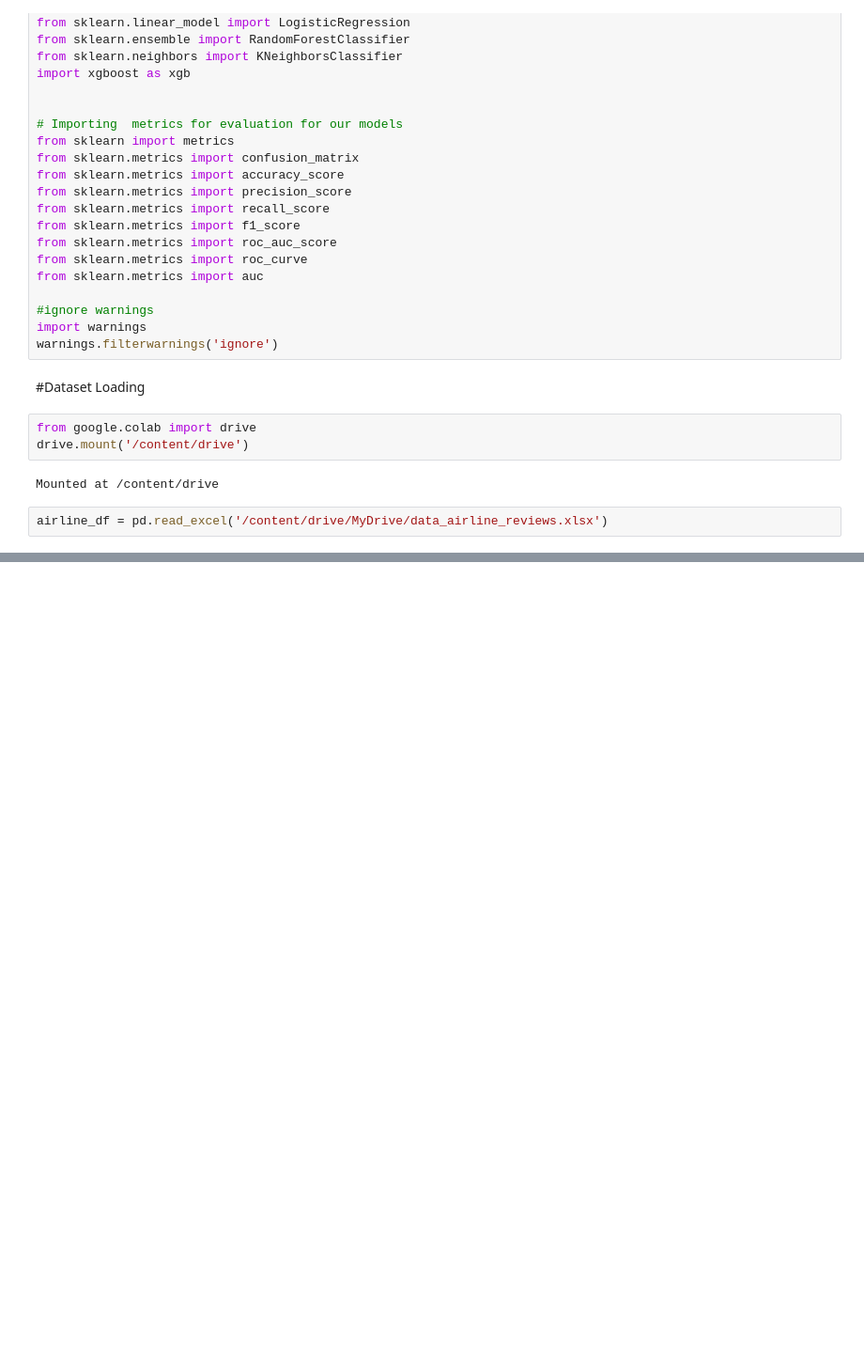
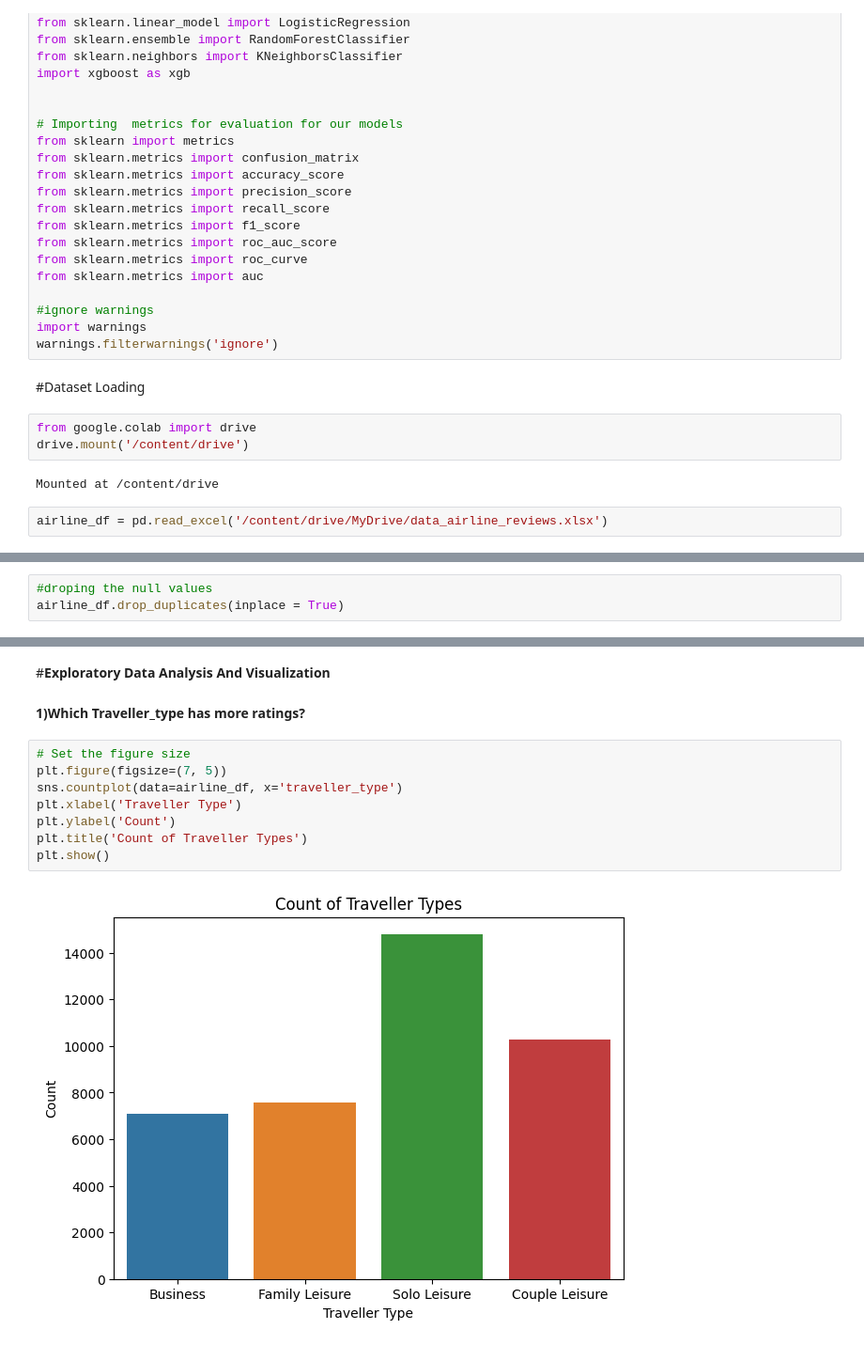
Before and after one commit to Kumarisimran626/Airline_Passenger_Referral_Prediction, a Jupyter notebook: S_K_Airline_Passenger_Referral_Prediction_Capstone_Project.ipynb, the cells around one changed output, grey strips where cells are left out. Shown at 94% size. Drawn from its saved outputs; the diff is of its cells as text; blank space fills up the shorter version.

```diff
--- a/S_K_Airline_Passenger_Referral_Prediction_Capstone_Project.ipynb
+++ b/S_K_Airline_Passenger_Referral_Prediction_Capstone_Project.ipynb
@@ -104,0 +205,3 @@ airline_df = pd.read_excel('/content/drive/MyDrive/data_airline_reviews.xlsx')
+# %%
+#droping the null values
+airline_df.drop_duplicates(inplace = True)
@@ -104,0 +250,14 @@ airline_df = pd.read_excel('/content/drive/MyDrive/data_airline_reviews.xlsx')
+# %% [markdown]
+#**Exploratory Data Analysis And Visualization**
+# %% [markdown]
+__1)Which Traveller_type has more ratings?__
+# %%
+# Set the figure size
+plt.figure(figsize=(7, 5))
+sns.countplot(data=airline_df, x='traveller_type')
+plt.xlabel('Traveller Type')
+plt.ylabel('Count')
+plt.title('Count of Traveller Types')
+plt.show()
+# %% [output]
+[figure, added]
```
Also changed, not shown: parts of 21 cells of this notebook.
